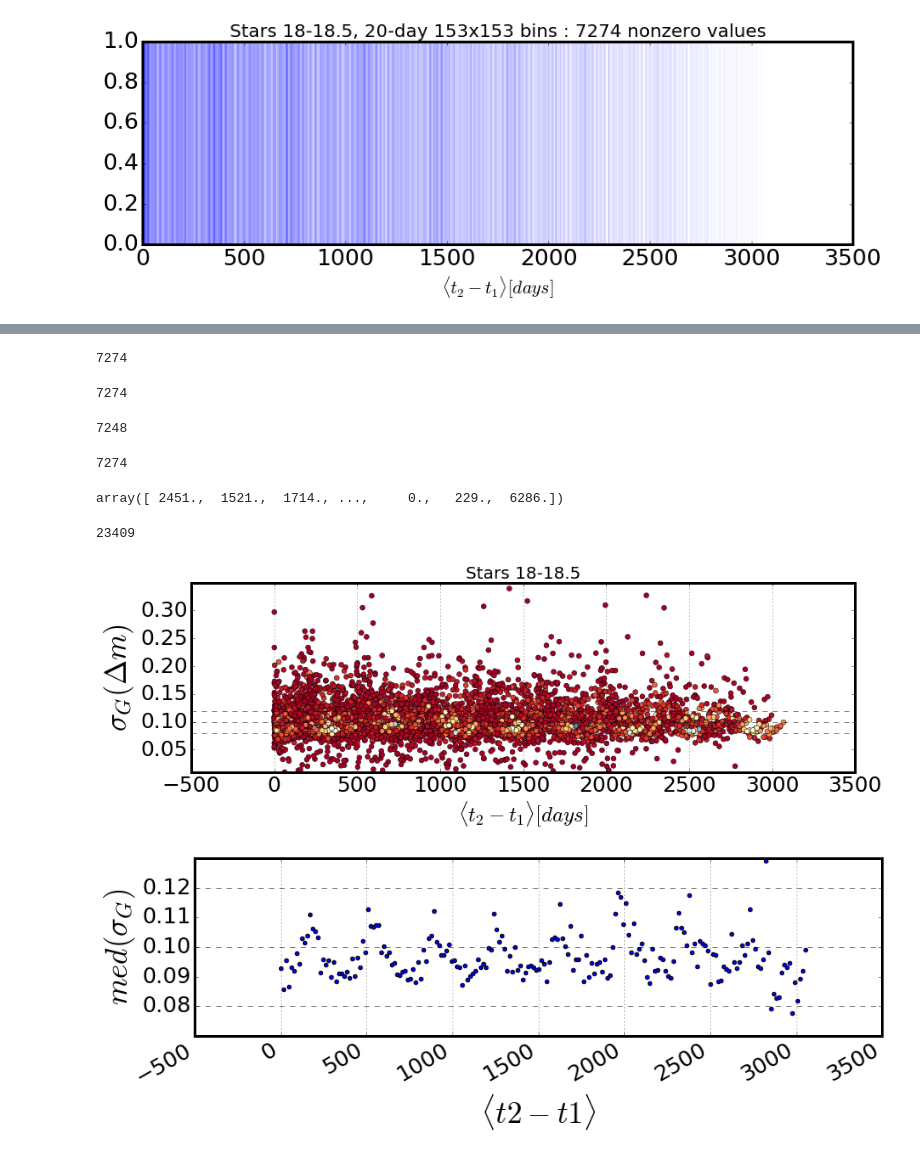
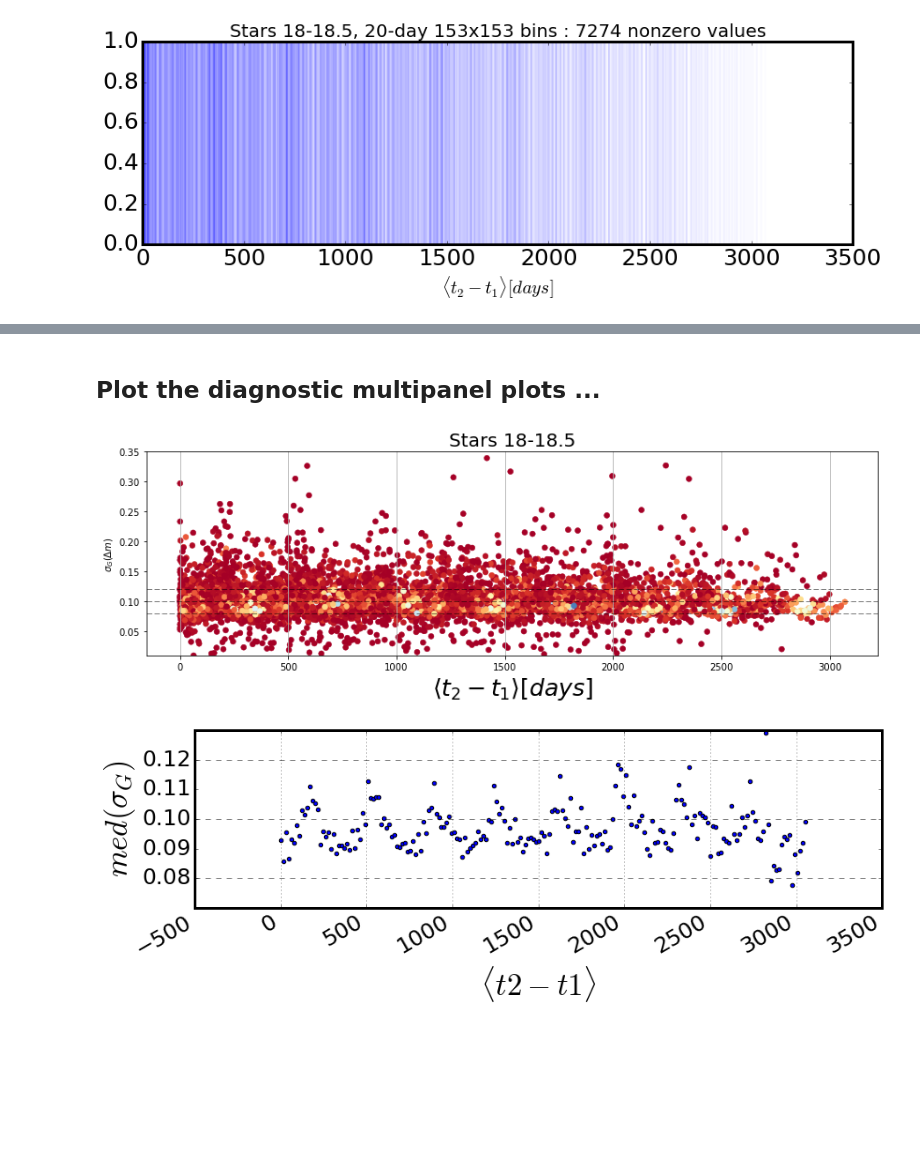
Before and after one commit to suberlak/CRTS_PROJECT, a Jupyter notebook: D_Fig_2_CRTS_sel_r_cut.ipynb, the cells around one changed output, grey strips where cells are left out. Drawn from its saved outputs; the diff is of its cells as text; code cells hidden in the pictures; blank space fills up the shorter version.

Commit message:
Most recent wiggle tests...

```diff
--- a/D_Fig_2_CRTS_sel_r_cut.ipynb
+++ b/D_Fig_2_CRTS_sel_r_cut.ipynb
@@ -1764,0 +1364,19 @@ len(tau)
+# %%
+# To make sure : test that the 'by hand' way of unraveling indices from Jake VdP
+# # following https://github.com/scipy/scipy/issues/5449
+# works in the same way as expand_binnumbers = True  in more recent
+# scipy versions...
+
+from scipy.stats import binned_statistic_2d
+
+x = np.random.random(100)
+y = np.arange(100)
+z = np.arange(100)+2
+
+stats1 = binned_statistic_2d(x,y,z, statistic='mean', bins=5)
+x_ind, y_ind = np.unravel_index(stats1.binnumber,
+                                (len(stats1.x_edge) + 1, len(stats1.y_edge) + 1))
+
+stats2 = binned_statistic_2d(x,y,z, statistic='mean', bins=5, expand_binnumbers=True)
+
+assert np.sum(stats2.binnumber[0] == x_ind) == len(x_ind)
@@ -1764,0 +1559,8 @@ len(tau)
+# %%
+tau = np.ravel(results[obj][Min]['z_mean_t2t1_stat'].statistic)
+m = np.bitwise_not(np.isnan(tau))
+print(len(tau[m]))
+
+delta = np.zeros_like(tau)
+for j in range(len(tau)-1):
+    delta[j] = np.sort(tau)[j+1] - np.sort(tau)[j]
@@ -1780,14 +1584,3 @@ fname = outDir + pre[obj]+'_'+str(Min)+'-'+str(Min+0.5) + '_t2-t1_frequency_plot
 plt.savefig(fname, bbox_inches='tight')
 # %% [output]
 [figure]
-# %%
-# same number of bins : compare the sigmaG of xi points :
-# I used the number of bins in equispaced tau  as the number
-# of not-nan  t2t1  values...
-#
-fig, ax = plt.subplots(1,1, figsize=(14,4))
-s = 0.06
-m = np.bitwise_not(np.isnan(np.ravel(z_t2t1_stat[0])))
-ax.scatter(np.ravel(z_t2t1_stat[0])[m],  np.ravel(z_sigmaG_stat[0])[m], color='blue', s=s)
-ax.scatter(z_tau_stat[0], z_sigmaG2_stat[0], color='red', s=s)
-ax.set_ylim(0.01,0.35)
@@ -1797,60 +1587,36 @@ ax.set_ylim(0.01,0.35)
-# %%
-#  number of not nan mean(t2-t1) bins ..
-z_t2t1_stat = results[obj][Min]['z_mean_t2t1_stat']
-np.sum(np.bitwise_not(np.isnan(np.ravel(z_t2t1_stat[0]))))
-# %% [output]
-7274
-# %%
-z_mean_t2t1 = np.ravel(results[obj][Min]['z_mean_t2t1_stat'][0])
-np.sum(np.bitwise_not(np.isnan(z_mean_t2t1)))
-# %% [output]
-7274
-# %%
-np.sum(z_sigmaG_stat[0] != 0 )
-# %% [output]
-7248
-# %%
-# number of zero count bins ...
-len(np.where(z_count_stat!= 0 )[0])
-# %% [output]
-7274
-# %%
-z_count_stat
-# %% [output]
-array([ 2451.,  1521.,  1714., ...,     0.,   229.,  6286.])
-# %%
-len(np.ravel(z_t2t1_stat[0]))
-# %% [output]
-23409
+# %% [markdown]
+## Plot the diagnostic multipanel plots ...
 # %%
+%matplotlib inline
 # Plot just  sigmaG  vs  mean(t2 - t1 ) :
-
+pre = {'qso':'QSO', 'stars':'Stars'}
+cm = plt.cm.get_cmap('RdYlBu')
 obj = 'stars'
 Min = 18
 Max = Min + 0.5
 z_mean_t2t1 = results[obj][Min]['z_mean_t2t1_stat'][0].flatten()
 z_sigmaG_xi = results[obj][Min]['z_sigG_xi_stat'][0].flatten()
 z_count = results[obj][Min]['z_count_stat'][0].flatten()
 
 fig, ax1 = plt.subplots(1,1, figsize=(14,4), sharex=True)
 sc = ax1.scatter(z_mean_t2t1, z_sigmaG_xi, lw=0.5, c = z_count , s=35, cmap=cm)  # z_count
 
 # plot sigmaG  of delta_mag, previously binned
 ax1.set_title(pre[obj]+' '+str(Min)+'-'+str(Min+0.5), fontsize=20)
 ax1.set_ylabel(r'$\sigma_{G}(\Delta m)$')
 ax1.set_ylim(0.01,0.35)
 ax1.set_xlabel(r'$\langle t_{2}-t_{1} \rangle [days]$', fontsize=25)
 
 for ax in [ax1] :
     ax.grid(axis='x')
     for y in [0.08,0.1,0.12]:
         ax.axhline(y=y, color='black', lw=lh_w, ls=lh_st,alpha=lh_al)
 
 title = pre[obj] +'_'+str(Min)+'-'+str(Max)+'_sigmaG-t2t1_'+str(bin_size_days)+'_days_top_panel.png'
 
 plt.savefig(outDir+title,  bbox_inches='tight')
 # %% [output]
-[figure, old version]
+[figure, new version]
 # %%
 # Plot just middle panel   :  median  (sigmaG ) :
 
```
Also changed, not shown: parts of 92 cells of this notebook.
